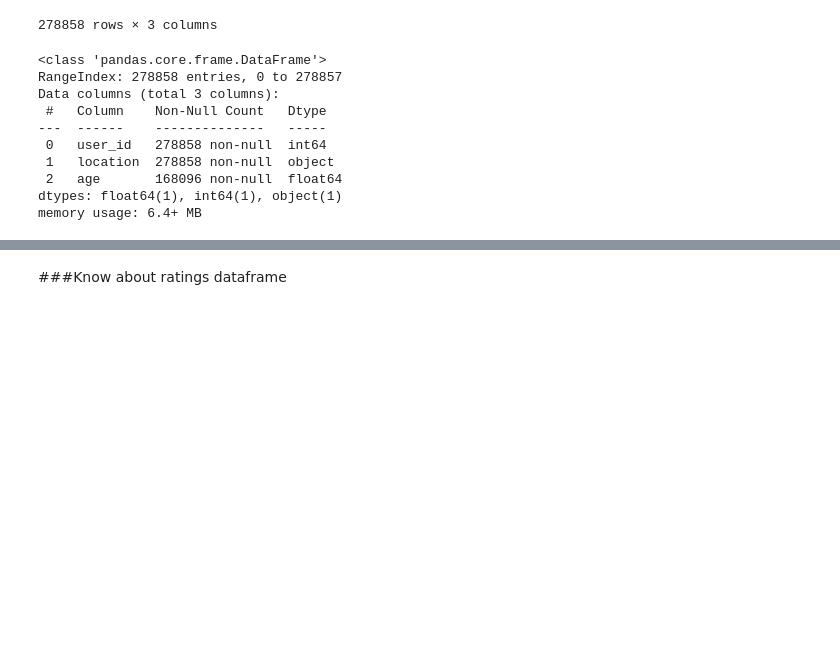
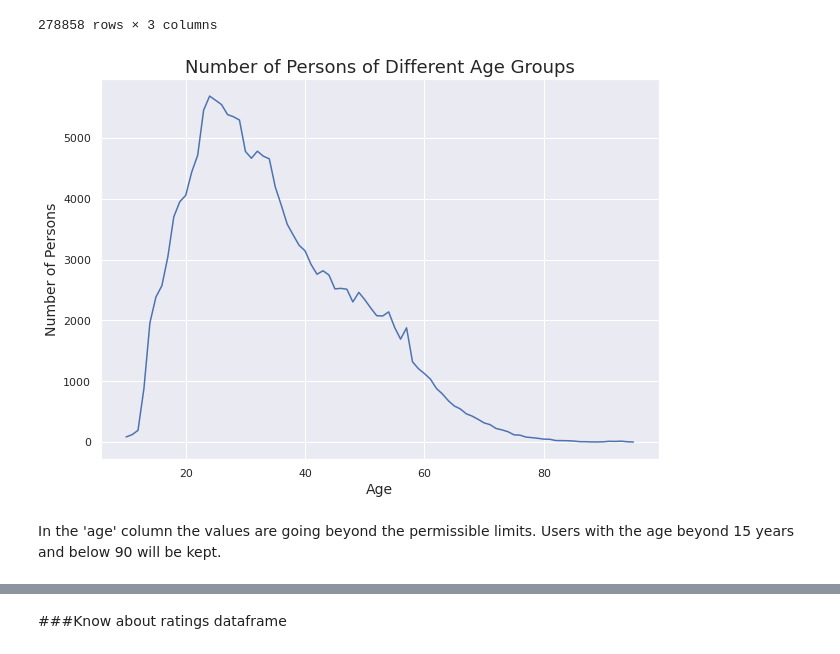
Before and after one commit to chvikas/Book-Recommendation-System, a Jupyter notebook: Book_Recommendation_System_Unsupervised_ML.ipynb, the cells around one changed output, grey strips where cells are left out. Drawn from its saved outputs; the diff is of its cells as text; code cells hidden in the pictures; blank space fills up the shorter version.

```diff
--- a/Book_Recommendation_System_Unsupervised_ML.ipynb
+++ b/Book_Recommendation_System_Unsupervised_ML.ipynb
@@ -173,16 +173,15 @@ users_df
 | 278856 | 278857 | knoxville, tennessee, usa | NaN |
 | 278857 | 278858 | dublin, n/a, ireland | NaN |
 278858 rows × 3 columns
-# %%
-users_df.info()
-# %% [output]
-<class 'pandas.core.frame.DataFrame'>
-RangeIndex: 278858 entries, 0 to 278857
-Data columns (total 3 columns):
- #   Column    Non-Null Count   Dtype
----  ------    --------------   -----
- 0   user_id   278858 non-null  int64
- 1   location  278858 non-null  object
- 2   age       168096 non-null  float64
-dtypes: float64(1), int64(1), object(1)
-memory usage: 6.4+ MB
+# %%
+#graph to show the number of ratings done by the different age group
+plt.subplots(figsize =(10, 7))
+users_df[(~users_df['age'].isnull()) & (users_df['age']>=10) & (users_df['age']<=95)]['age'].value_counts().sort_index().plot()
+plt.xlabel('Age', size=14)
+plt.ylabel('Number of Persons', size=14)
+plt.title('Number of Persons of Different Age Groups', size=18)
+plt.show()
+# %% [output]
+[figure, added]
+# %% [markdown]
+In the 'age' column the values are going beyond the permissible limits. Users with the age beyond 15 years and below 90 will be kept.
```
Also changed, not shown: parts of 35 cells of this notebook.
